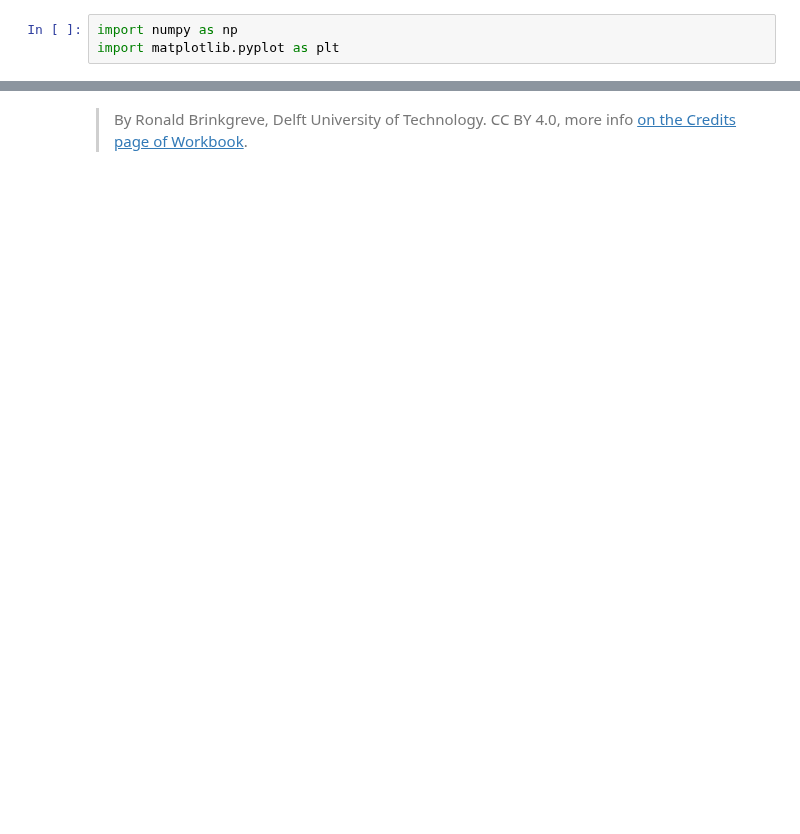
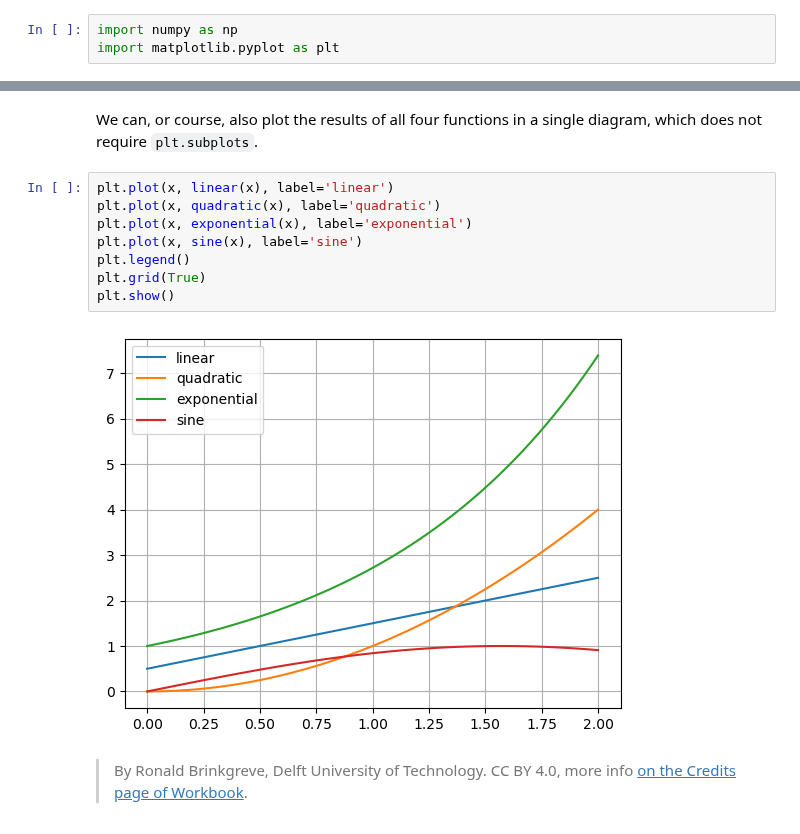
Before and after one commit to MUDE-2025/PA1.2, a Jupyter notebook: 7_creating_subplots.ipynb, the cells around one changed output, grey strips where cells are left out. Drawn from its saved outputs; the diff is of its cells as text; blank space fills up the shorter version.

```diff
--- a/7_creating_subplots.ipynb
+++ b/7_creating_subplots.ipynb
@@ -45,2 +82,14 @@ Part 2:
+# %% [markdown]
+We can, or course, also plot the results of all four functions in a single diagram, which does not require <code>plt.subplots</code>.
+# %%
+plt.plot(x, linear(x), label='linear')
+plt.plot(x, quadratic(x), label='quadratic')
+plt.plot(x, exponential(x), label='exponential')
+plt.plot(x, sine(x), label='sine')
+plt.legend()
+plt.grid(True)
+plt.show()
+# %% [output]
+[figure, added]
 # %% [markdown]
 > By Ronald Brinkgreve, Delft University of Technology. CC BY 4.0, more info [on the Credits page of Workbook](https://mude.citg.tudelft.nl/workbook-2025/credits.html).
```
Also changed, not shown: parts of 13 cells of this notebook.
